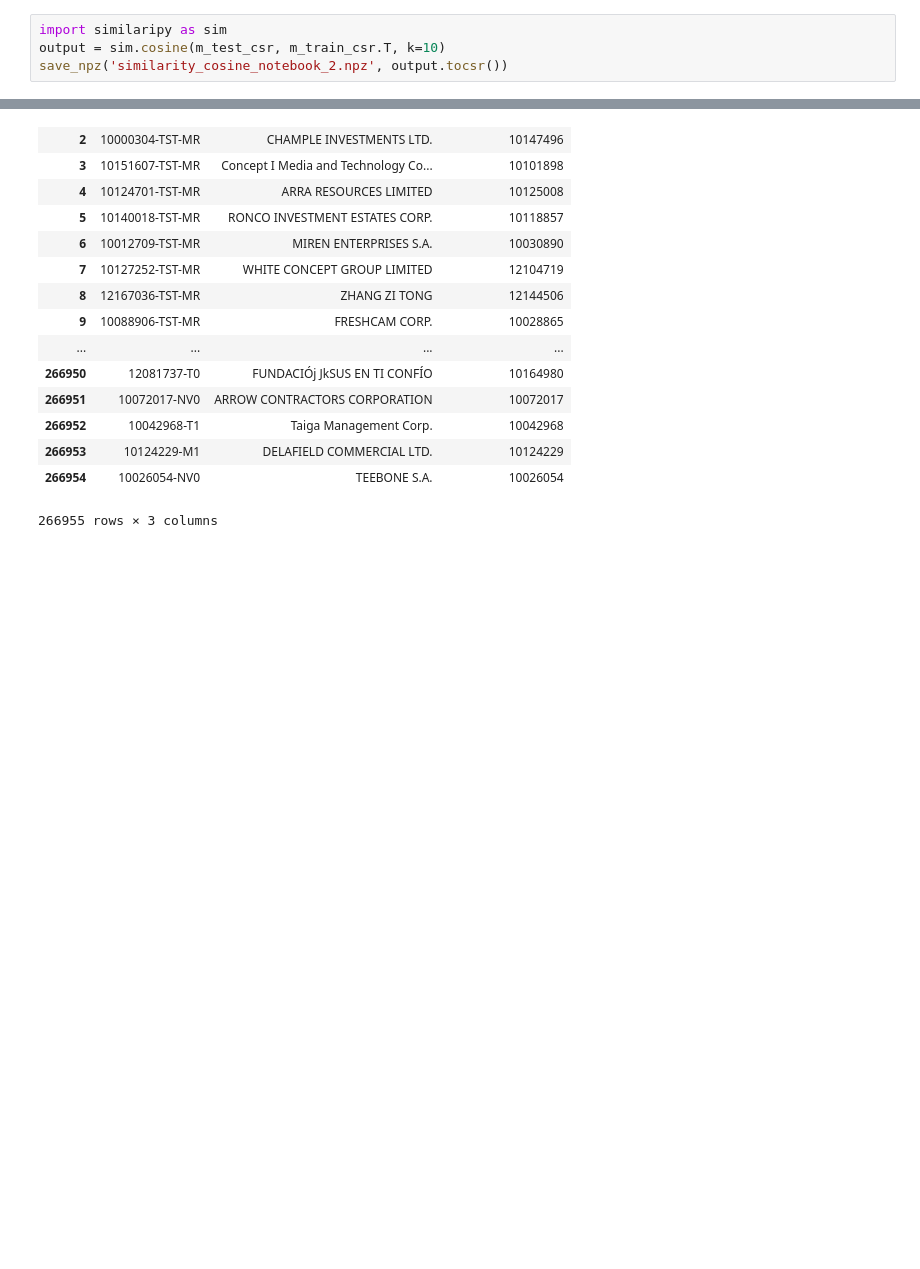
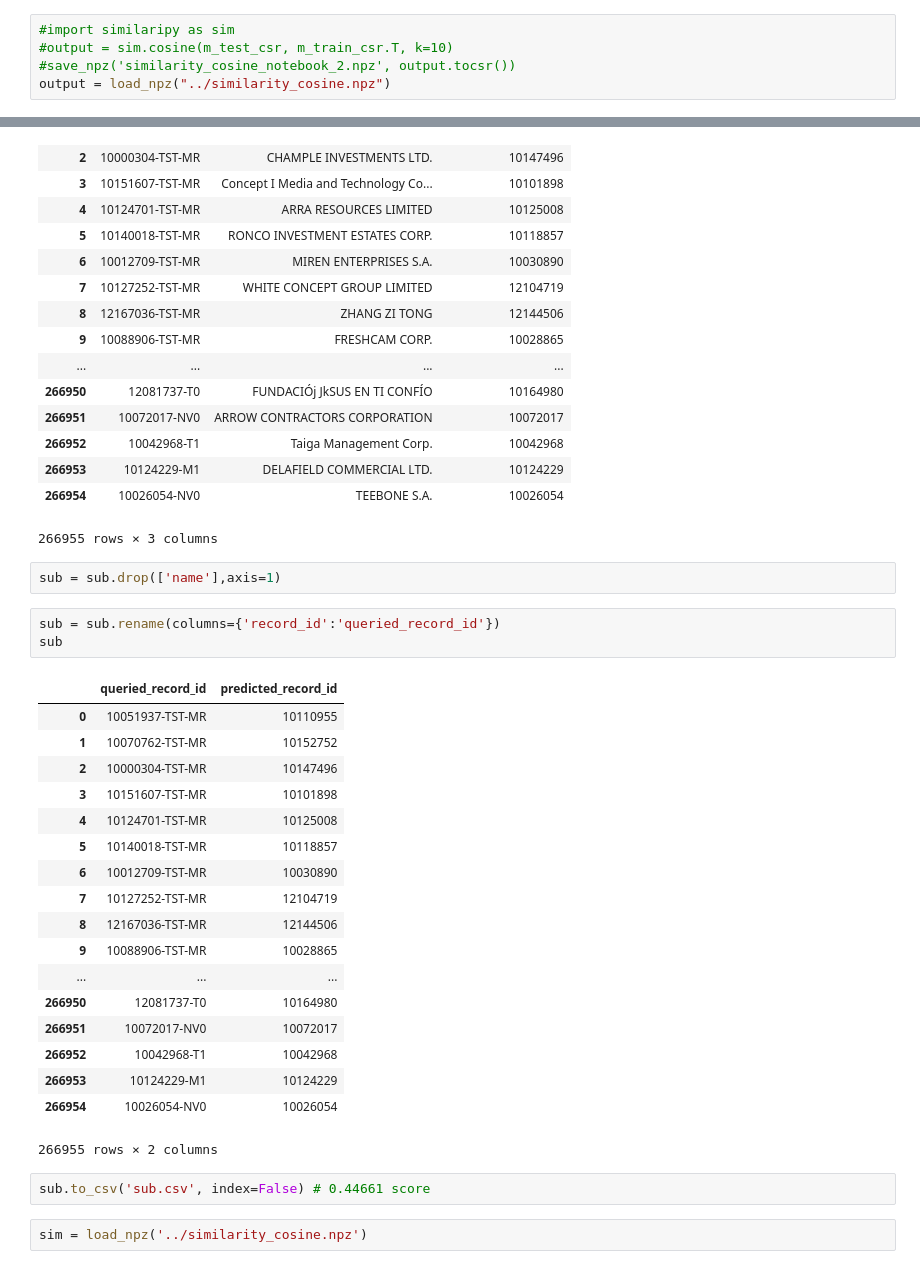
Before and after one commit to teomores/Oracle_HPC_contest, a Jupyter notebook: notebooks/name_letter_matrix.ipynb, the cells around one changed output, grey strips where cells are left out. Drawn from its saved outputs; the diff is of its cells as text; blank space fills up the shorter version.

Commit message:
add top 10 to notebook

```diff
--- a/notebooks/name_letter_matrix.ipynb
+++ b/notebooks/name_letter_matrix.ipynb
@@ -218,9 +218,10 @@ import numpy as np
 m_train_csr = csr_matrix(m_train.drop(['record_id','name'], axis=1))
 m_test_csr = csr_matrix(m_test.drop(['record_id','name'], axis=1))
 # %%
-import similaripy as sim
-output = sim.cosine(m_test_csr, m_train_csr.T, k=10)
-save_npz('similarity_cosine_notebook_2.npz', output.tocsr())
+#import similaripy as sim
+#output = sim.cosine(m_test_csr, m_train_csr.T, k=10)
+#save_npz('similarity_cosine_notebook_2.npz', output.tocsr())
+output = load_npz("../similarity_cosine.npz")
 # %%
 sub = df_test[['record_id','name']]
 
@@ -261,3 +281,31 @@ sub
 | 266953 | 10124229-M1 | DELAFIELD COMMERCIAL LTD. | 10124229 |
 | 266954 | 10026054-NV0 | TEEBONE S.A. | 10026054 |
 266955 rows × 3 columns
+# %%
+sub = sub.drop(['name'],axis=1)
+# %%
+sub = sub.rename(columns={'record_id':'queried_record_id'})
+sub
+# %% [output]
+|  | queried_record_id | predicted_record_id |
+| 0 | 10051937-TST-MR | 10110955 |
+| 1 | 10070762-TST-MR | 10152752 |
+| 2 | 10000304-TST-MR | 10147496 |
+| 3 | 10151607-TST-MR | 10101898 |
+| 4 | 10124701-TST-MR | 10125008 |
+| 5 | 10140018-TST-MR | 10118857 |
+| 6 | 10012709-TST-MR | 10030890 |
+| 7 | 10127252-TST-MR | 12104719 |
+| 8 | 12167036-TST-MR | 12144506 |
+| 9 | 10088906-TST-MR | 10028865 |
+| ... | ... | ... |
+| 266950 | 12081737-T0 | 10164980 |
+| 266951 | 10072017-NV0 | 10072017 |
+| 266952 | 10042968-T1 | 10042968 |
+| 266953 | 10124229-M1 | 10124229 |
+| 266954 | 10026054-NV0 | 10026054 |
+266955 rows × 2 columns
+# %%
+sub.to_csv('sub.csv', index=False) # 0.44661 score
+# %%
+sim = load_npz('../similarity_cosine.npz')
```
Also changed, not shown: parts of 23 cells of this notebook.
